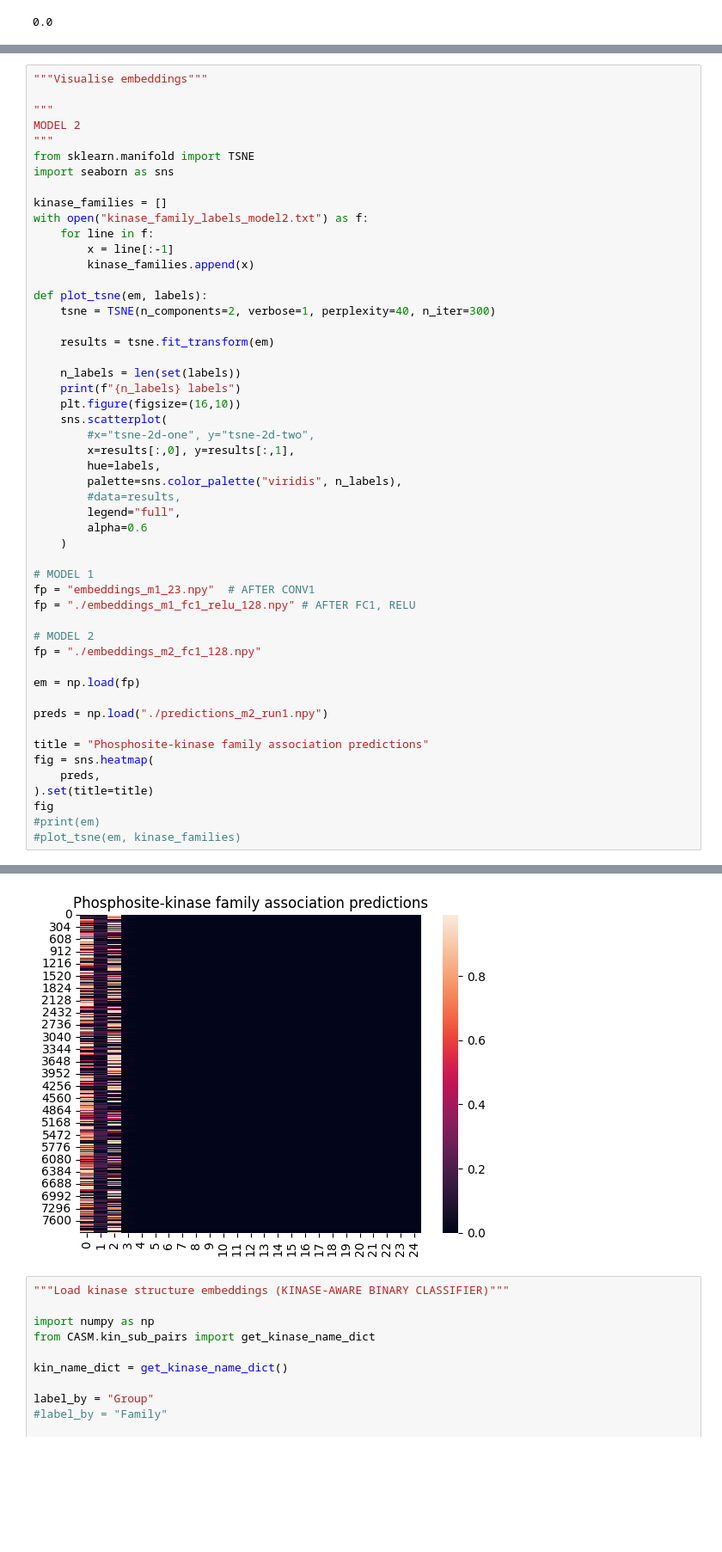
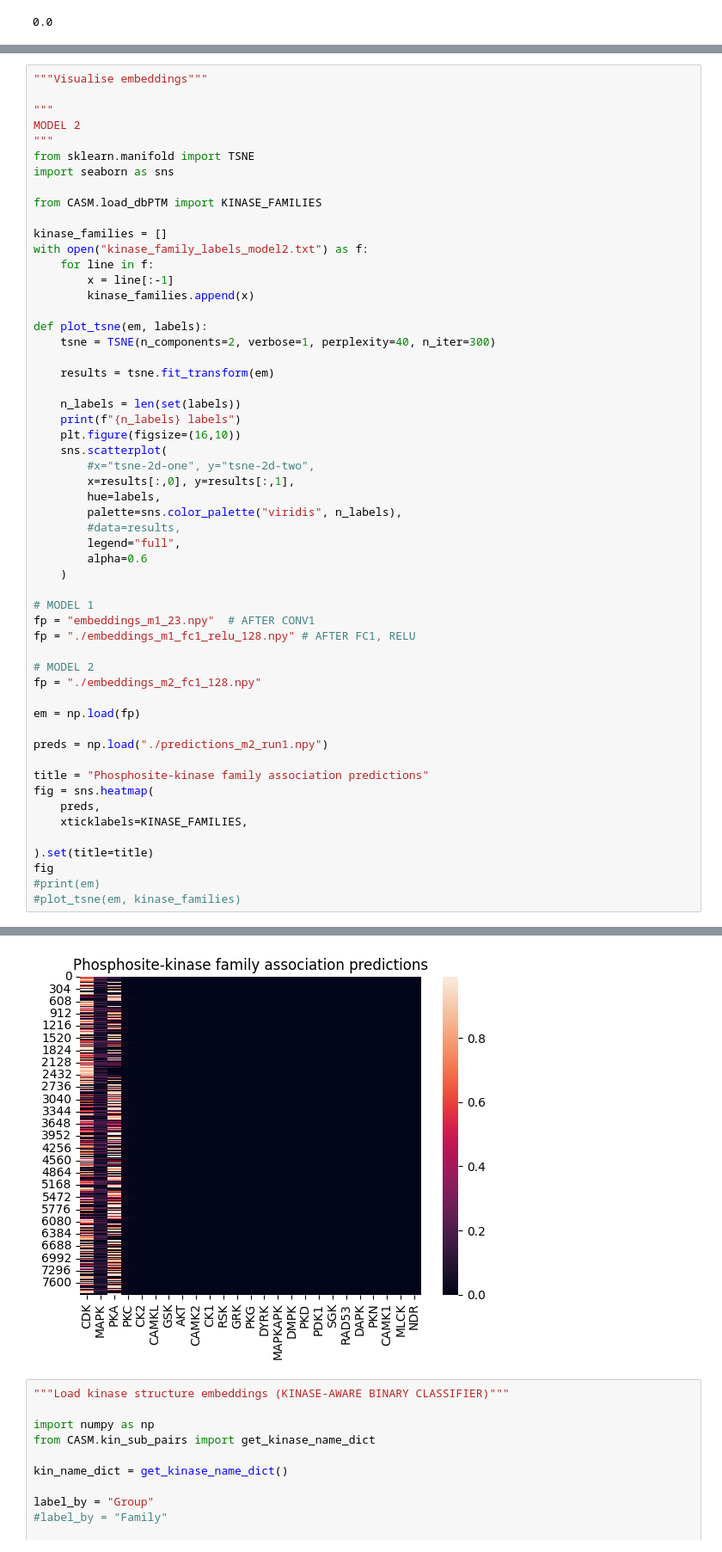
Before and after one commit to kamurani/CASM, a Jupyter notebook: CASM/ml_notebook.ipynb, the cells around one changed output, grey strips where cells are left out. Shown at 86% size. Drawn from its saved outputs; the diff is of its cells as text; blank space fills up the shorter version.

```diff
--- a/CASM/ml_notebook.ipynb
+++ b/CASM/ml_notebook.ipynb
@@ -892,6 +979,8 @@ MODEL 2
 """
 from sklearn.manifold import TSNE
 import seaborn as sns
+
+from CASM.load_dbPTM import KINASE_FAMILIES
 
 kinase_families = []
 with open("kinase_family_labels_model2.txt") as f:
@@ -910,34 +999,36 @@ def plot_tsne(em, labels):
     sns.scatterplot(
         #x="tsne-2d-one", y="tsne-2d-two",
         x=results[:,0], y=results[:,1],
         hue=labels,
         palette=sns.color_palette("viridis", n_labels),
         #data=results,
         legend="full",
         alpha=0.6
     )
 
 # MODEL 1
 fp = "embeddings_m1_23.npy"  # AFTER CONV1
 fp = "./embeddings_m1_fc1_relu_128.npy" # AFTER FC1, RELU
 
 # MODEL 2
 fp = "./embeddings_m2_fc1_128.npy"
 
 em = np.load(fp)
 
 preds = np.load("./predictions_m2_run1.npy")
 
 title = "Phosphosite-kinase family association predictions"
 fig = sns.heatmap(
     preds,
+    xticklabels=KINASE_FAMILIES,
+
 ).set(title=title)
 fig
 #print(em)
 #plot_tsne(em, kinase_families)
 # %% [output]
 [Text(0.5, 1.0, 'Phosphosite-kinase family association predictions')]
-[figure, old version]
+[figure, new version]
 # %%
 """Load kinase structure embeddings (KINASE-AWARE BINARY CLASSIFIER)"""
 
```
Also changed, not shown: parts of 4 cells of this notebook.
